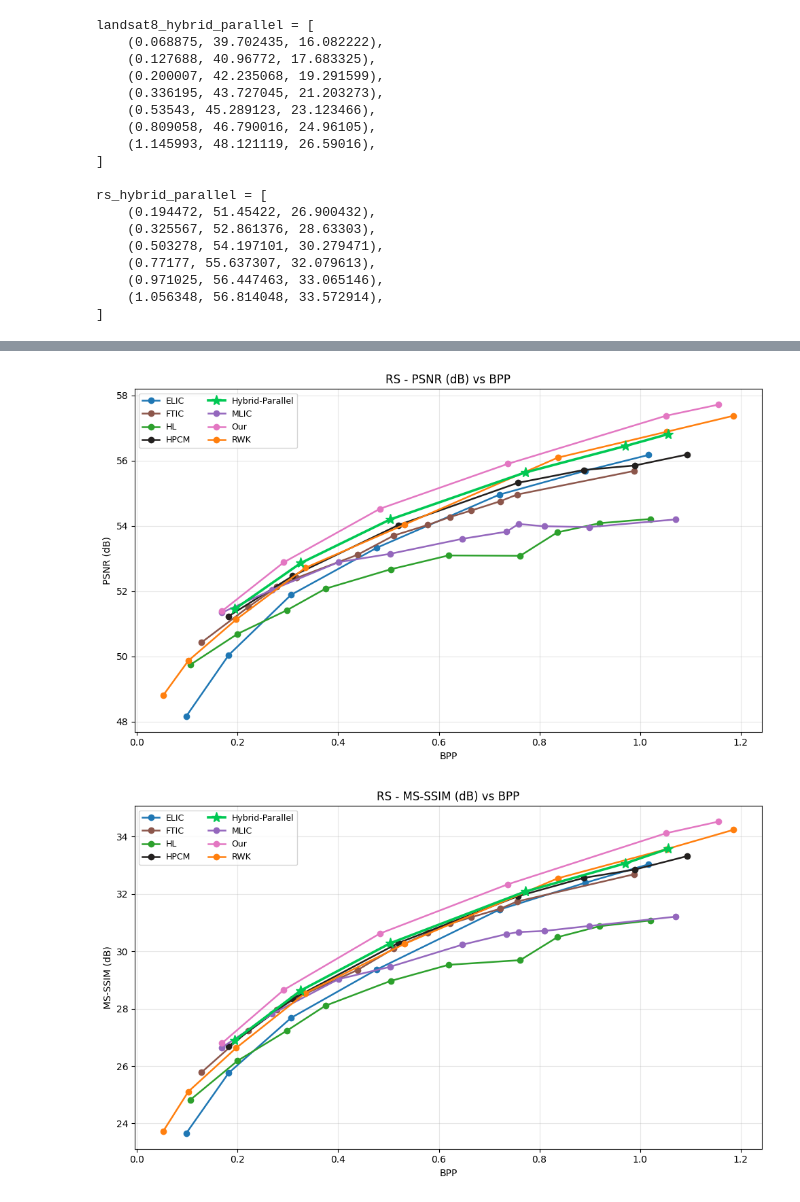
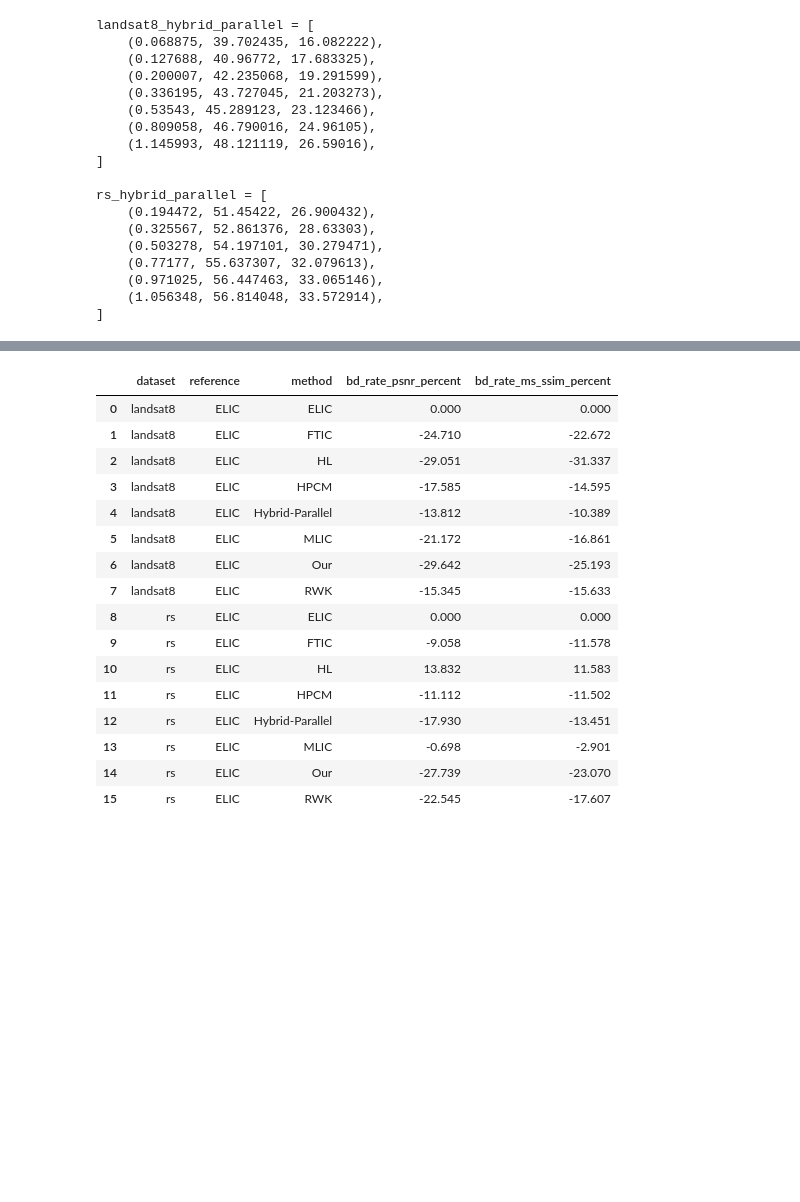
Before and after one commit to HZH7318/MambaTLIC-Hybrid-Parallel, a Jupyter notebook: 并行优化/results/notebooks/landsat8_rs_latest_plots.ipynb, the cells around one changed output, grey strips where cells are left out. Saved outputs shown, nothing was run; the diff lists cells and outputs as text; code cells hidden in the pictures; blank space fills up the shorter version.

```diff
--- a/并行优化/results/notebooks/landsat8_rs_latest_plots.ipynb
+++ b/并行优化/results/notebooks/landsat8_rs_latest_plots.ipynb
@@ -37,6 +40,11 @@ rs_hybrid_parallel = [
     (1.056348, 56.814048, 33.572914),
 ]
 # %%
-plot_dataset(data, 'landsat8', 'Landsat8', show=True)
-plot_dataset(data, 'rs', 'RS', show=True)
+bd_rate_vs_elic = calculate_bd_rate_vs_elic(data)
+display(
+    bd_rate_vs_elic[
+        ['dataset', 'reference', 'method',
+         'bd_rate_psnr_percent', 'bd_rate_ms_ssim_percent']
+    ].round(3)
+)
 # %% [output]
@@ -45,2 +51,17 @@ plot_dataset(data, 'rs', 'RS', show=True)
-[figure, removed]
-[figure, removed]
+|  | dataset | reference | method | bd_rate_psnr_percent | bd_rate_ms_ssim_percent |
+| 0 | landsat8 | ELIC | ELIC | 0.000 | 0.000 |
+| 1 | landsat8 | ELIC | FTIC | -24.710 | -22.672 |
+| 2 | landsat8 | ELIC | HL | -29.051 | -31.337 |
+| 3 | landsat8 | ELIC | HPCM | -17.585 | -14.595 |
+| 4 | landsat8 | ELIC | Hybrid-Parallel | -13.812 | -10.389 |
+| 5 | landsat8 | ELIC | MLIC | -21.172 | -16.861 |
+| 6 | landsat8 | ELIC | Our | -29.642 | -25.193 |
+| 7 | landsat8 | ELIC | RWK | -15.345 | -15.633 |
+| 8 | rs | ELIC | ELIC | 0.000 | 0.000 |
+| 9 | rs | ELIC | FTIC | -9.058 | -11.578 |
+| 10 | rs | ELIC | HL | 13.832 | 11.583 |
+| 11 | rs | ELIC | HPCM | -11.112 | -11.502 |
+| 12 | rs | ELIC | Hybrid-Parallel | -17.930 | -13.451 |
+| 13 | rs | ELIC | MLIC | -0.698 | -2.901 |
+| 14 | rs | ELIC | Our | -27.739 | -23.070 |
+| 15 | rs | ELIC | RWK | -22.545 | -17.607 |
```
Also changed, not shown: parts of 3 cells of this notebook, 9 other files.
